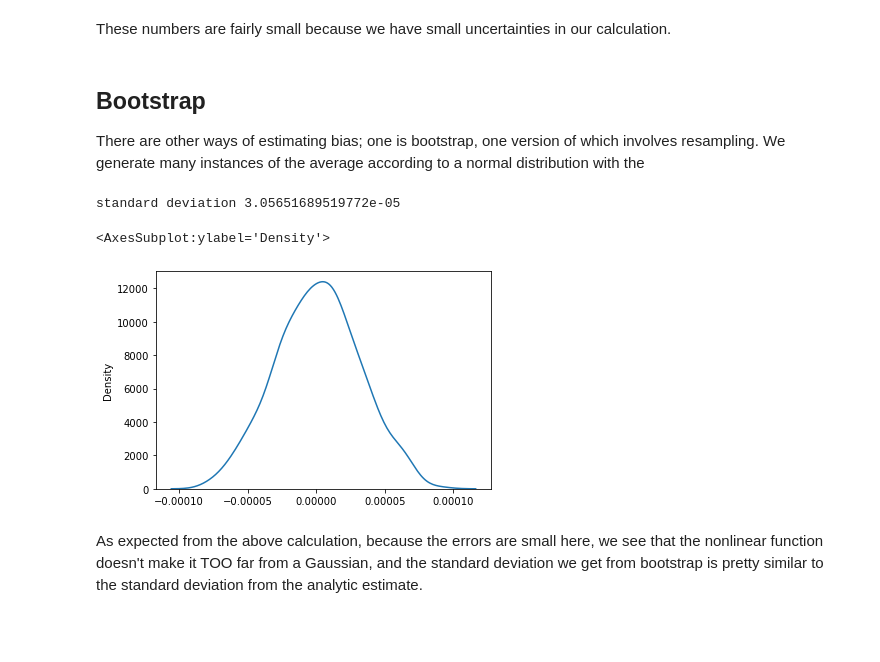
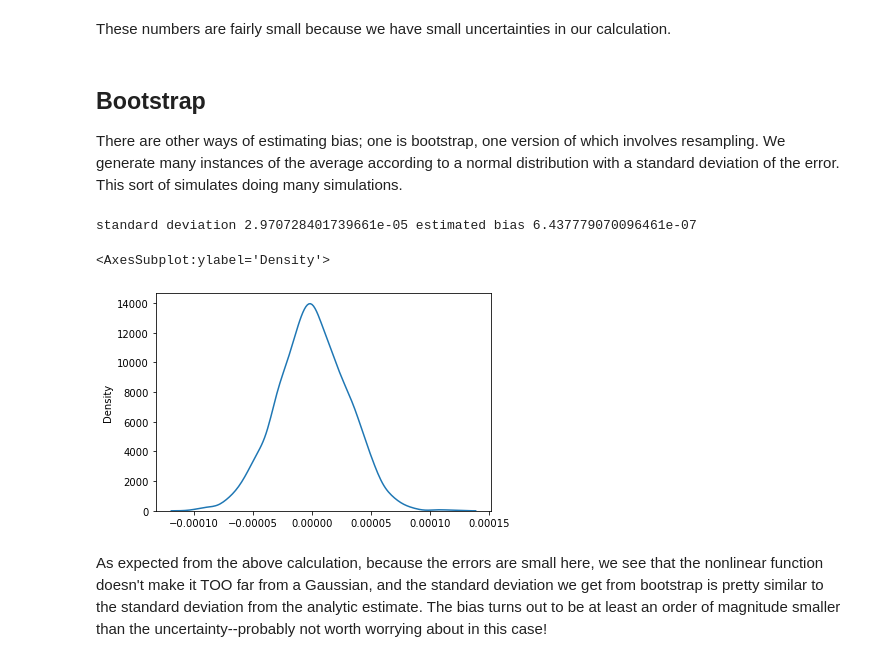
Before and after one commit to lkwagner/PHYS466_data, a Jupyter notebook: timeseries/example_data_analysis.ipynb, the cells around one changed output. Drawn from its saved outputs; the diff is of its cells as text; code cells hidden in the pictures; blank space fills up the shorter version.

```diff
--- a/timeseries/example_data_analysis.ipynb
+++ b/timeseries/example_data_analysis.ipynb
@@ -107,15 +123,15 @@ These numbers are fairly small because we have small uncertainties in our calcul
 # %% [markdown]
 ## Bootstrap
 
-There are other ways of estimating bias; one is bootstrap, one version of which involves resampling. We generate many instances of the average according to a normal distribution with the
+There are other ways of estimating bias; one is bootstrap, one version of which involves resampling. We generate many instances of the average according to a normal distribution with a standard deviation of the error. This sort of simulates doing many simulations.
 # %%
 rng = np.random.RandomState() #Random number generator
-avgs = np.exp(-beta*rng.normal(a, err, size=500)) - np.exp(-beta*a)
-print("standard deviation", np.std(avgs))
+avgs = np.exp(-beta*rng.normal(a, err, size=2000)) - np.exp(-beta*a)
+print("standard deviation", np.std(avgs), 'estimated bias', np.mean(avgs))
 sns.kdeplot(avgs)
 # %% [output]
-standard deviation 3.05651689519772e-05
+standard deviation 2.970728401739661e-05 estimated bias 6.437779070096461e-07
 <AxesSubplot:ylabel='Density'>
-[figure, old version]
+[figure, new version]
 # %% [markdown]
-As expected from the above calculation, because the errors are small here, we see that the nonlinear function doesn't make it TOO far from a Gaussian, and the standard deviation we get from bootstrap is pretty similar to the standard deviation from the analytic estimate.
+As expected from the above calculation, because the errors are small here, we see that the nonlinear function doesn't make it TOO far from a Gaussian, and the standard deviation we get from bootstrap is pretty similar to the standard deviation from the analytic estimate. The bias turns out to be at least an order of magnitude smaller than the uncertainty--probably not worth worrying about in this case!
```
Also changed, not shown: parts of 4 cells of this notebook, 3 other files.
